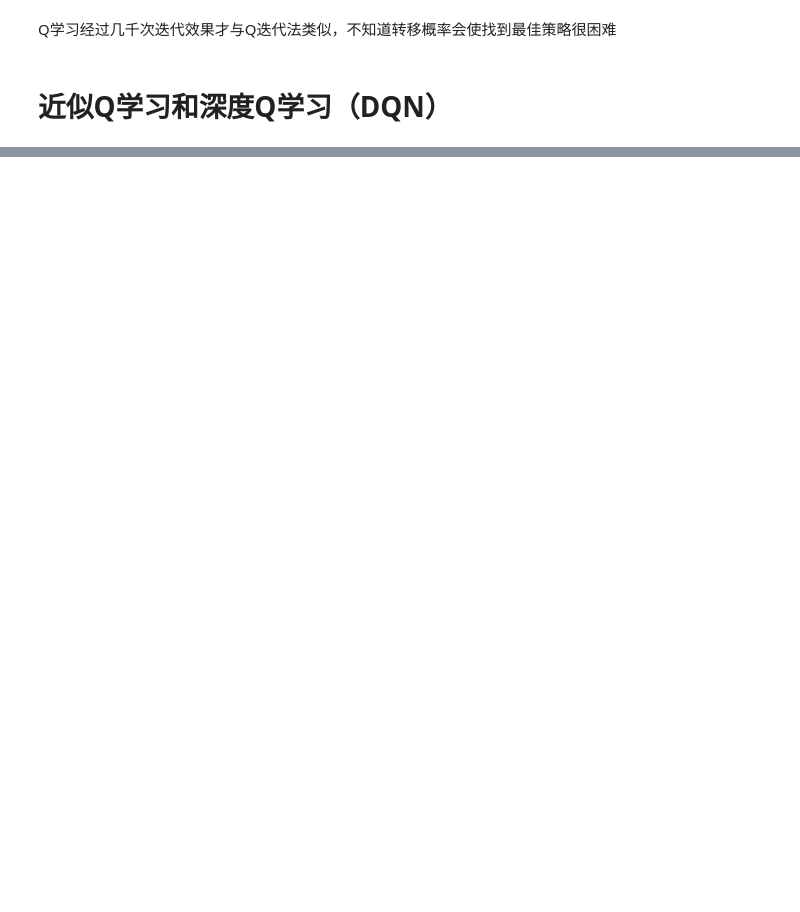
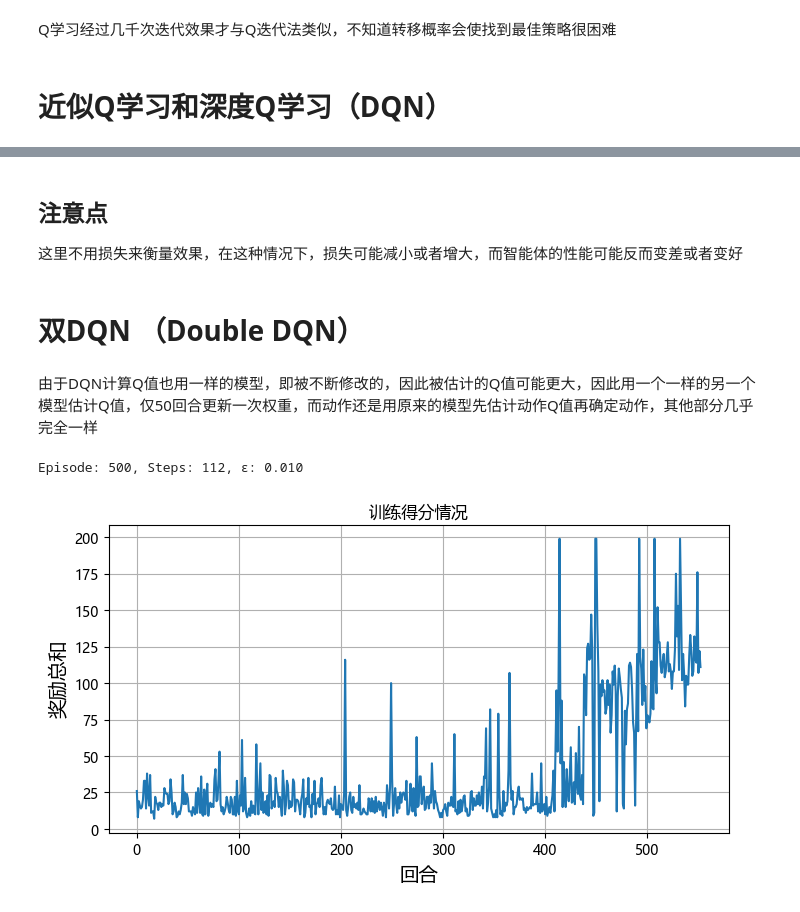
Before and after one commit to Aegis1863/ML_practice, a Jupyter notebook: 机器学习实战笔记/18_强化学习.ipynb, the cells around one changed output, grey strips where cells are left out. Saved outputs shown, nothing was run; the diff lists cells and outputs as text; code cells hidden in the pictures; blank space fills up the shorter version.

```diff
--- a/机器学习实战笔记/18_强化学习.ipynb
+++ b/机器学习实战笔记/18_强化学习.ipynb
@@ -508,0 +596,6 @@ def training_step(batch_size):
+# %% [markdown]
+## 注意点
+
+这里不用损失来衡量效果，在这种情况下，损失可能减小或者增大，而智能体的性能可能反而变差或者变好
+# %% [markdown]
+# 双DQN （Double DQN）
@@ -508,0 +627,2 @@ def training_step(batch_size):
+# %% [markdown]
+由于DQN计算Q值也用一样的模型，即被不断修改的，因此被估计的Q值可能更大，因此用一个一样的另一个模型估计Q值，仅50回合更新一次权重，而动作还是用原来的模型先估计动作Q值再确定动作，其他部分几乎完全一样
@@ -508,0 +658,34 @@ def training_step(batch_size):
+# %%
+for episode in range(500): # 600回合
+    obs, info = env.reset()
+    for step in range(200): # 执行最多200步
+        epsilon = max(1 - episode / 500, 0.01) # 功率调节，最小是0.01，线性降低
+        obs, reward, done, truncated, info = play_one_step(model_double_dqn, env, obs, epsilon)
+        if done or truncated:
+            break
+    # 显示信息并且应用最佳权重 #
+    print(f"\rEpisode: {episode + 1}, Steps: {step + 1}, ε: {epsilon:.3f}",
+          end="")
+    rewards.append(step) # 记录本回合最终分数
+    if step >= best_score: # 最终步骤数实际上等于奖励分数
+        best_weights = model_double_dqn.get_weights() # 获得本回合的权重
+        best_score = step # 保留该回合最高分
+
+    if episode > 50: # 50个回合之后再训练，目的是先增加经验，但是具体加了多少不确定，因为每回合步骤几乎是随机的
+        training_step(batch_size)
+        if episode % 50 == 0: ##### 50回合修改一次目标模型的权重 #####
+            target.set_weights(model_double_dqn.get_weights())
+
+model_double_dqn.set_weights(best_weights)  # 把最佳权重赋值到模型
+# %% [output]
+Episode: 500, Steps: 112, ε: 0.010
+# %%
+plt.figure(figsize=(8, 4))
+plt.plot(rewards)
+plt.xlabel("回合", fontsize=14)
+plt.ylabel("奖励总和", fontsize=14) # 坚持一步就是一分，最多200步
+plt.grid(True)
+plt.title('训练得分情况')
+plt.savefig('pictures/RL_03.jpg')
+# %% [output]
+[figure, added]
```
Also changed, not shown: parts of 81 cells of this notebook, 4 other files.
